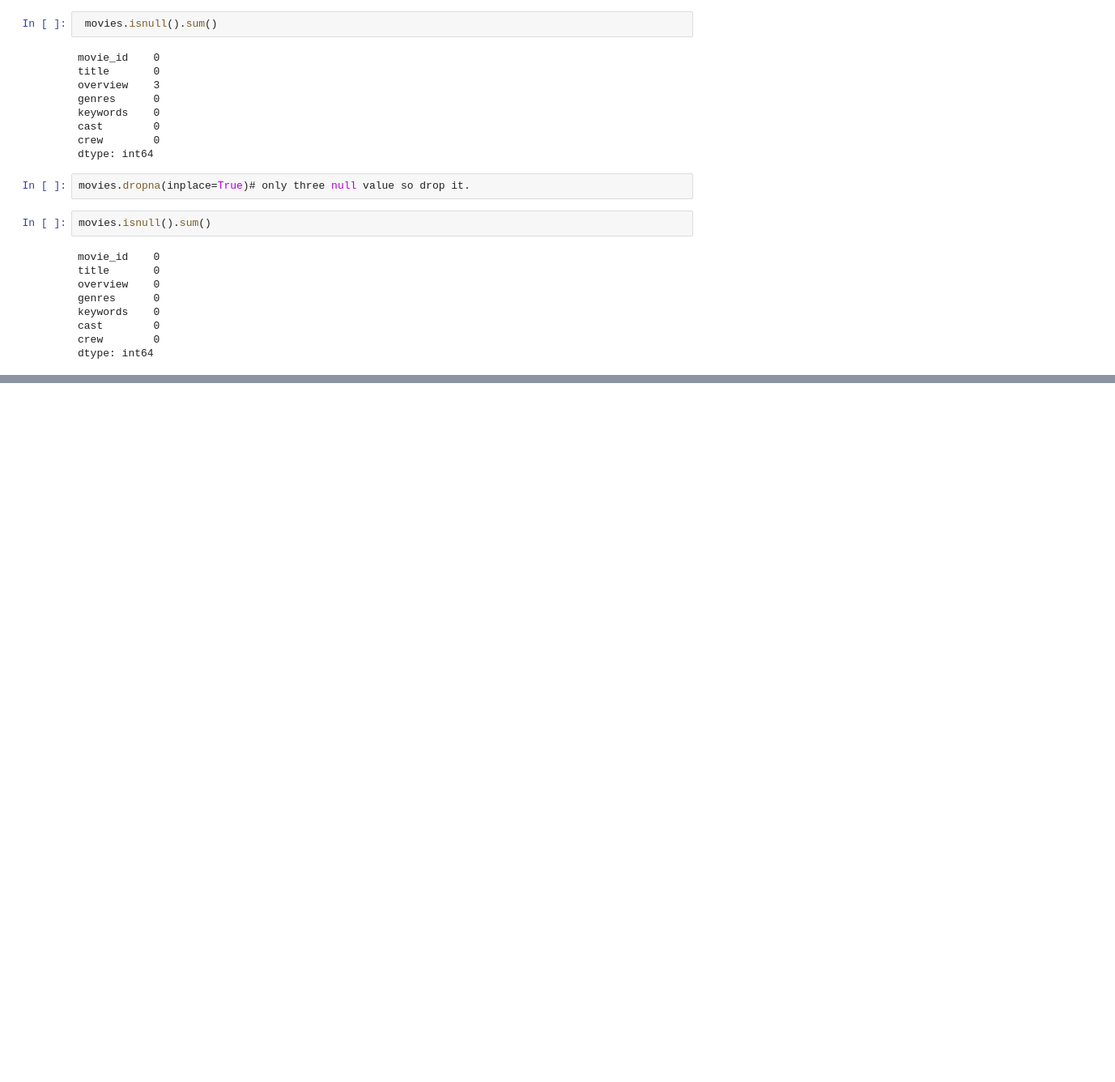
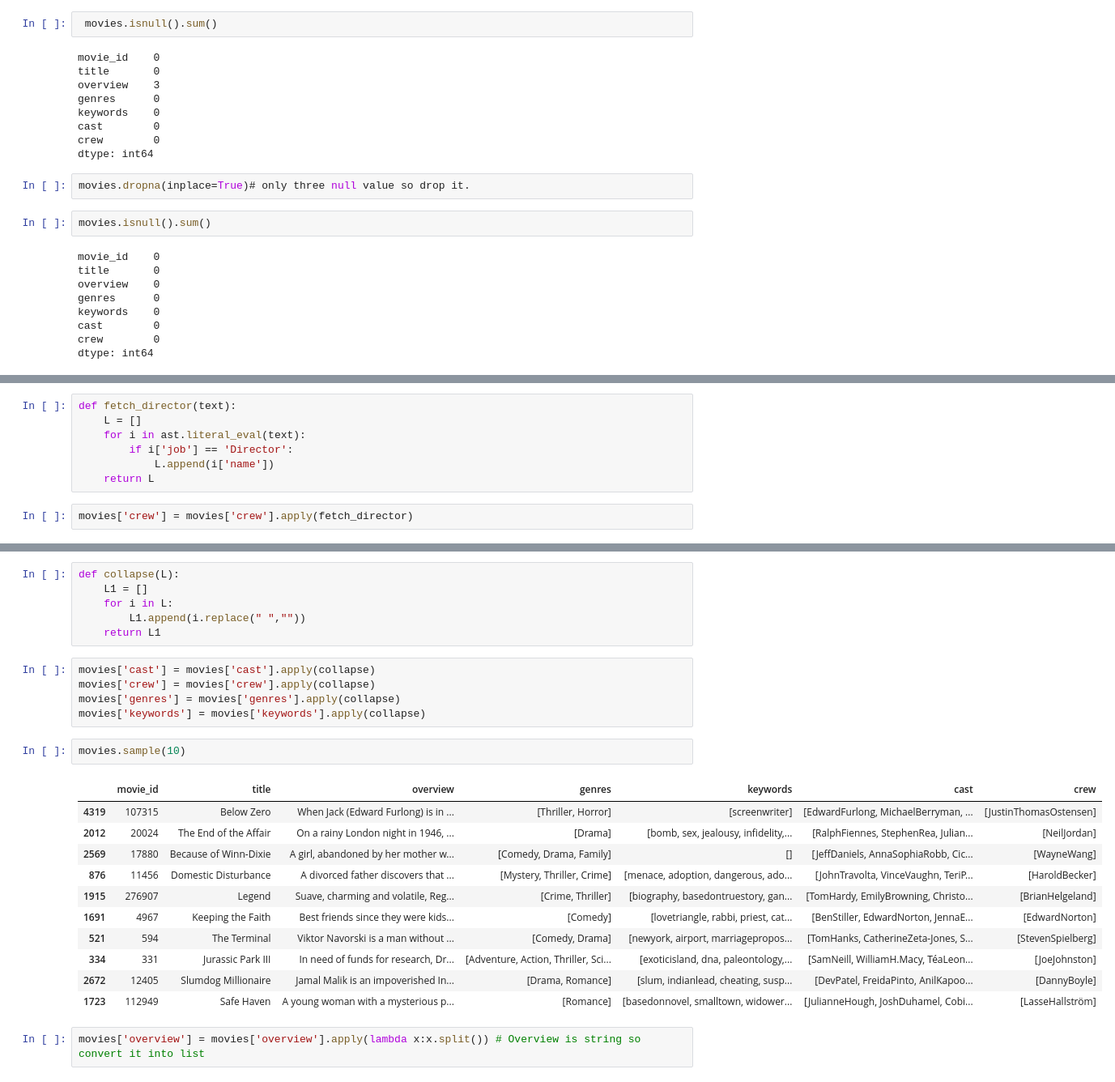
Before and after one commit to Nisargmodi3803/Movie-Recommendation-System, a Jupyter notebook: Movies-Recommendar-System.ipynb, the cells around one changed output, grey strips where cells are left out. Shown at 81% size. Drawn from its saved outputs; the diff is of its cells as text; blank space fills up the shorter version.

```diff
--- a/Movies-Recommendar-System.ipynb
+++ b/Movies-Recommendar-System.ipynb
@@ -138,0 +194,9 @@ dtype: int64
+# %%
+def fetch_director(text):
+    L = []
+    for i in ast.literal_eval(text):
+        if i['job'] == 'Director':
+            L.append(i['name'])
+    return L
+# %%
+movies['crew'] = movies['crew'].apply(fetch_director)
@@ -138,0 +212,27 @@ dtype: int64
+# %%
+def collapse(L):
+    L1 = []
+    for i in L:
+        L1.append(i.replace(" ",""))
+    return L1
+# %%
+movies['cast'] = movies['cast'].apply(collapse)
+movies['crew'] = movies['crew'].apply(collapse)
+movies['genres'] = movies['genres'].apply(collapse)
+movies['keywords'] = movies['keywords'].apply(collapse)
+# %%
+movies.sample(10)
+# %% [output]
+|  | movie_id | title | overview | genres | keywords | cast | crew |
+| 4319 | 107315 | Below Zero | When Jack (Edward Furlong) is in ... | [Thriller, Horror] | [screenwriter] | [EdwardFurlong, MichaelBerryman, ... | [JustinThomasOstensen] |
+| 2012 | 20024 | The End of the Affair | On a rainy London night in 1946, ... | [Drama] | [bomb, sex, jealousy, infidelity,... | [RalphFiennes, StephenRea, Julian... | [NeilJordan] |
+| 2569 | 17880 | Because of Winn-Dixie | A girl, abandoned by her mother w... | [Comedy, Drama, Family] | [] | [JeffDaniels, AnnaSophiaRobb, Cic... | [WayneWang] |
+| 876 | 11456 | Domestic Disturbance | A divorced father discovers that ... | [Mystery, Thriller, Crime] | [menace, adoption, dangerous, ado... | [JohnTravolta, VinceVaughn, TeriP... | [HaroldBecker] |
+| 1915 | 276907 | Legend | Suave, charming and volatile, Reg... | [Crime, Thriller] | [biography, basedontruestory, gan... | [TomHardy, EmilyBrowning, Christo... | [BrianHelgeland] |
+| 1691 | 4967 | Keeping the Faith | Best friends since they were kids... | [Comedy] | [lovetriangle, rabbi, priest, cat... | [BenStiller, EdwardNorton, JennaE... | [EdwardNorton] |
+| 521 | 594 | The Terminal | Viktor Navorski is a man without ... | [Comedy, Drama] | [newyork, airport, marriagepropos... | [TomHanks, CatherineZeta-Jones, S... | [StevenSpielberg] |
+| 334 | 331 | Jurassic Park III | In need of funds for research, Dr... | [Adventure, Action, Thriller, Sci... | [exoticisland, dna, paleontology,... | [SamNeill, WilliamH.Macy, TéaLeon... | [JoeJohnston] |
+| 2672 | 12405 | Slumdog Millionaire | Jamal Malik is an impoverished In... | [Drama, Romance] | [slum, indianlead, cheating, susp... | [DevPatel, FreidaPinto, AnilKapoo... | [DannyBoyle] |
+| 1723 | 112949 | Safe Haven | A young woman with a mysterious p... | [Romance] | [basedonnovel, smalltown, widower... | [JulianneHough, JoshDuhamel, Cobi... | [LasseHallström] |
+# %%
+movies['overview'] = movies['overview'].apply(lambda x:x.split()) # Overview is string so convert it into list
```
Also changed, not shown: parts of 13 cells of this notebook.
